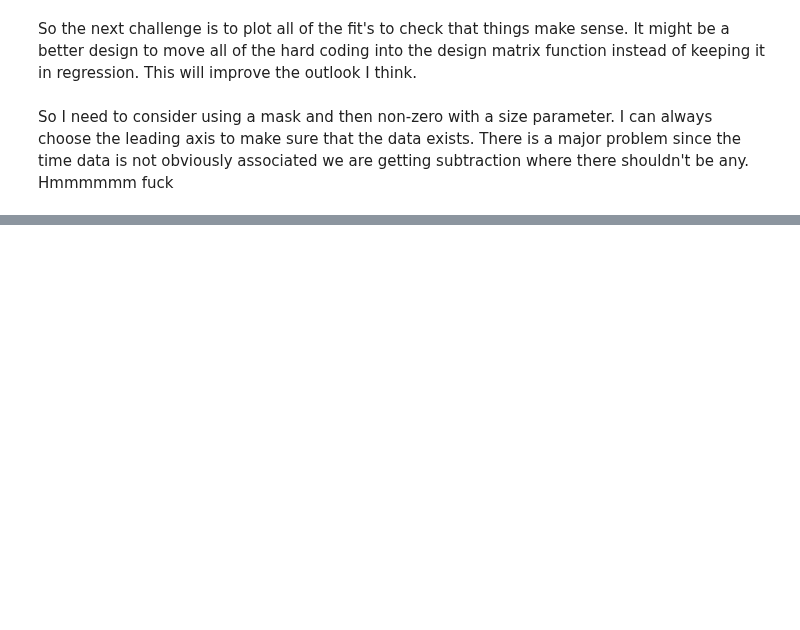
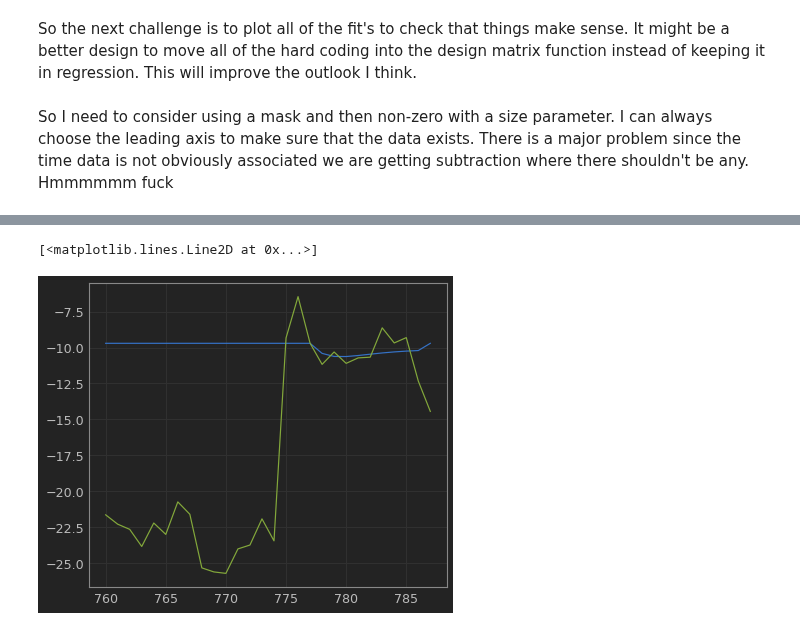
Before and after one commit to SharmaLlama/ticktack, a Jupyter notebook: notebooks/Injection_Recovery.ipynb, the cells around one changed output, grey strips where cells are left out. Cells and saved outputs as stored; diff of their text form; code cells hidden in the pictures; blank space fills up the shorter version.

Commit message:
Visualising a working injection scan along the leading data axis.

```diff
--- a/notebooks/Injection_Recovery.ipynb
+++ b/notebooks/Injection_Recovery.ipynb
@@ -248,4 +248,4 @@ lst_square = vec_reg(input_arr, masked_data[1])[0]
 # The idea is to do the multiplication and then prune the values that don't make sense using
 # another call to where. In this case we just need to replace the data with the model data
 # So that that contribution drops to zero
-# models = vec_matmul(lst_square, masked_matrix) # Running the models
+models = vec_matmul(lst_square, masked_matrix) # Running the models
@@ -271,0 +252,6 @@ DeviceArray([[-21.46020671,  -2.40988556,  -0.43010214],
+# %%
+pyplot.plot(test_sample[0], models[18])
+pyplot.plot(test_sample[0], test_sample[1])
+# %% [output]
+[<matplotlib.lines.Line2D at 0x...>]
+[figure, added]
```
Also changed, not shown: parts of 1 cell of this notebook.
